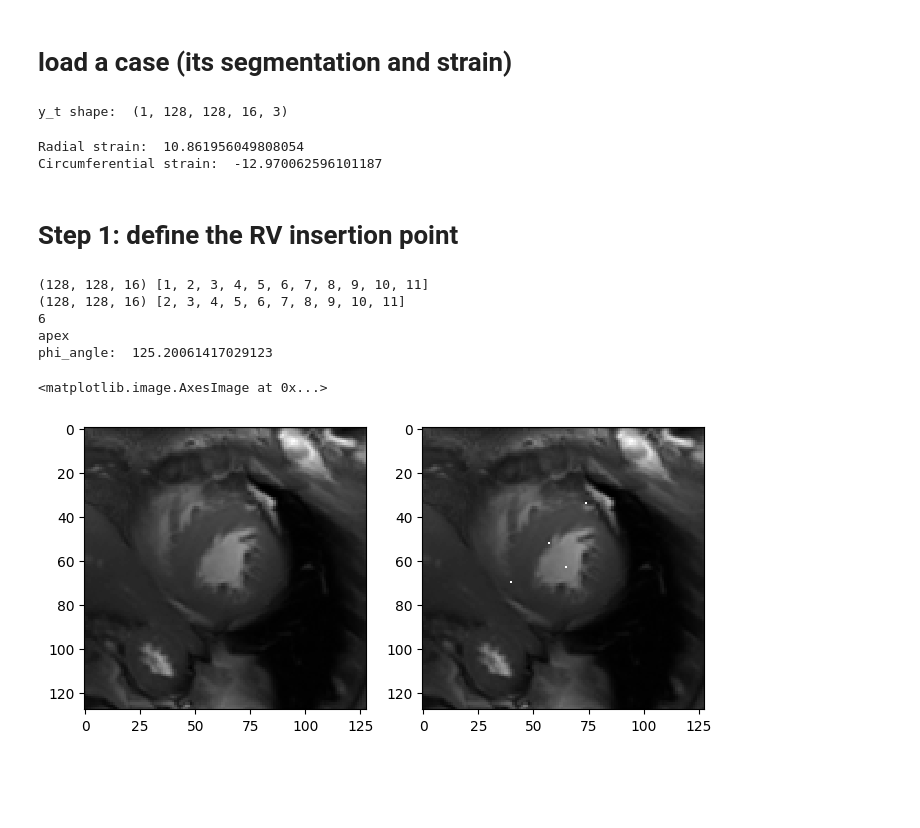
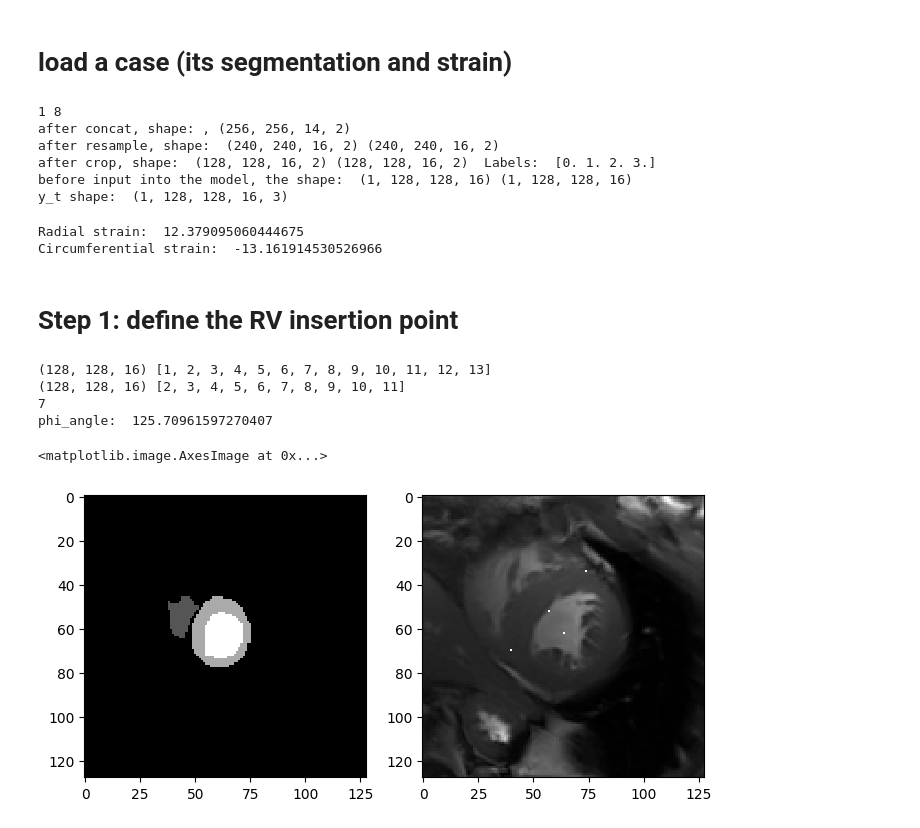
Before and after one commit to zhennongchen/DeepStrain, a Jupyter notebook: main_aha.ipynb, the cells around one changed output. Drawn from its saved outputs; the diff is of its cells as text; code cells hidden in the pictures; blank space fills up the shorter version.

Commit message:
separate strain into AHA

```diff
--- a/main_aha.ipynb
+++ b/main_aha.ipynb
@@ -26,7 +26,6 @@ data_path = '/mnt/mount_zc_NAS/HFpEF/data/HFpEF_data'
 # %% [markdown]
 # load a case (its segmentation and strain)
 # %%
-# load a case:
 patient_id = 'ID_0015'
 # first: get the ED and ES frame
 spreadsheet = pd.read_excel(os.path.join(data_path, 'Patient_list', 'Important_HFpEF_Patient_list_unique_patient_w_notes.xlsx' ))
@@ -34,6 +33,7 @@ patient_id_num = ff.ID_00XX_to_XX(patient_id)
 patient_row = spreadsheet.loc[spreadsheet['OurID'] == patient_id_num]
 ED = patient_row['ED'].values[0].astype(int)
 ES = patient_row['ES'].values[0].astype(int)
+print(ED,ES)
 
 # second: load img and seg
 patient_img_folder = os.path.join(data_path, 'nii_img', patient_id)
@@ -45,29 +45,43 @@ V_nifti_ES = nb.load(os.path.join(patient_img_folder, 'Org3D_frame' + str(ES) +
 M_nifti_ED = nb.load(os.path.join(patient_seg_folder, 'SAX_ED_seg.nii.gz'))
 M_nifti_ES = nb.load(os.path.join(patient_seg_folder, 'SAX_ES_seg.nii.gz'))
 
+M_nifti_ED_RV = nb.load(os.path.join(main_path,'results/trained/seg/' ,patient_id,'pred_seg_frame' + str(ED) + '.nii.gz'))
+M_nifti_ES_RV = nb.load(os.path.join(main_path,'results/trained/seg/' ,patient_id,'pred_seg_frame' + str(ES) + '.nii.gz'))
+
 # third: preprocess - change the label in segmentation: RV = 1, Myocardium = 2, LV = 3
 M_ED = np.round(M_nifti_ED.get_fdata()).astype(int)
+M_ED_RV = np.round(M_nifti_ED_RV.get_fdata()).astype(int)
 M_ED[M_ED==1] = 3
+M_ED[M_ED_RV==3] = 1
 M_nifti_ED = nb.Nifti1Image(M_ED, affine=M_nifti_ED.affine, header=M_nifti_ED.header)
 
 M_ES = np.round(M_nifti_ES.get_fdata()).astype(int)
+M_ES_RV = np.round(M_nifti_ES_RV.get_fdata()).astype(int)
 M_ES[M_ES==1] = 3
+M_ES[M_ES_RV==3] = 1
 M_nifti_ES = nb.Nifti1Image(M_ES, affine=M_nifti_ES.affine, header=M_nifti_ES.header)
 
 
-# fourth: prepare input and resample to 1.25mm x 1.25mm x 8mm
+# fourth: prepare input
 V_nifti = nb.funcs.concat_images((V_nifti_ED, V_nifti_ES))
 M_nifti = nb.funcs.concat_images((M_nifti_ED, M_nifti_ES))
+print('after concat, shape: ,', V_nifti.shape)
 
+# data was trained with:
+#  in-plane resolution of 1.25 mm x 1.25 mm
+#  number of slices = 16
+#  variable slice thickness since we specify number of slices
 V_nifti = resample_nifti(V_nifti, order=1, in_plane_resolution_mm=1.25, number_of_slices=16)
 M_nifti = resample_nifti(M_nifti, order=0, in_plane_resolution_mm=1.25, number_of_slices=16)
-
+print('after resample, shape: ', V_nifti.shape, M_nifti.shape)
 
 # calculate center of mass using the first frame as reference. This is needed for cropping to 128x128
 center = center_of_mass(M_nifti.get_fdata()[:,:,:,0]==2) # RV = 1, Myocardium = 2, LV = 3
 V = _roll2center_crop(x=V_nifti.get_fdata(), center=center)
 M = _roll2center_crop(x=M_nifti.get_fdata(), center=center)
+print('after crop, shape: ', V.shape, M.shape, ' Labels: ', np.unique(M))
 
+#
 V = ff.normalize_image(V)
 nx, ny, nz, nt = V.shape
 V_0 =  np.repeat(V[:,:,:,:1], nt-1, axis=-1)
@@ -75,18 +89,27 @@ V_t =  V[:,:,:,1:]
 
 V_0 = np.transpose(V_0, (3,0,1,2))
 V_t = np.transpose(V_t, (3,0,1,2))
+print('before input into the model, the shape: ', V_0.shape, V_t.shape)
 
 # fifth: predict motion vector
+# y_t = netME([V_0, V_t]).numpy()
 y_t = nb.load(os.path.join(main_path, 'models/fine_tune_carmen/ID_0015/mvf.nii.gz')).get_fdata()
 y_t = y_t[None,...]
 print('y_t shape: ', y_t.shape)
 
+# smooth the motion fields. Note that these motion fields can be used to warp points individually, or could be
+# used to deform an endocardial contour.
 y_t = gaussian_filter(y_t, sigma=(0,2,2,0,0))
 
 # last: calculate strain
 mask_end_diastole = M[..., 0]
 mask_end_systole = M[..., 1]
 # %% [output]
+1 8
+after concat, shape: , (256, 256, 14, 2)
+after resample, shape:  (240, 240, 16, 2) (240, 240, 16, 2)
+after crop, shape:  (128, 128, 16, 2) (128, 128, 16, 2)  Labels:  [0. 1. 2. 3.]
+before input into the model, the shape:  (1, 128, 128, 16) (1, 128, 128, 16)
 y_t shape:  (1, 128, 128, 16, 3)
 # %%
 # calculate strain
@@ -98,8 +121,8 @@ strain_es.calculate_strain(lv_label=2)
 print('Radial strain: ', 100*strain.Err[strain.mask_rot==2].mean())  # mask_rot means moves the whole mask (segmentation) to the center of myocardium
 print('Circumferential strain: ', 100*strain.Ecc[strain.mask_rot==2].mean())
 # %% [output]
-Radial strain:  10.861956049808054
-Circumferential strain:  -12.970062596101187
+Radial strain:  12.379095060444675
+Circumferential strain:  -13.161914530526966
 # %% [markdown]
 # Step 1: define the RV insertion point
 # %%
@@ -108,41 +131,40 @@ V_ed = V[:,:,:,0]
 # define mid slice
 # find the nonzero slices in the strain.mask
 slice_nonzero_ed = [i for i in range(strain.mask.shape[2]) if np.sum(strain.mask[:,:,i])>0]
 slice_nonzero_es = [i for i in range(strain_es.mask.shape[2]) if np.sum(strain_es.mask[:,:,i])>0]
 # middle_slice
 mid_slice = slice_nonzero_ed[len(slice_nonzero_ed)//2]
 print(strain.mask.shape, slice_nonzero_ed)
 print(strain_es.mask.shape, slice_nonzero_es)
 print(mid_slice)
 
 # find out it starts from apex or base
-start_slice = strain.mask[:,:,slice_nonzero_ed[0]]; start_slice[start_slice >0] = 1
-end_slice = strain.mask[:,:,slice_nonzero_ed[-1]]; end_slice[end_slice >0] = 1
+start_slice = np.copy(strain.mask[:,:,slice_nonzero_ed[1]]); start_slice[start_slice >0] = 1
+end_slice = np.copy(strain.mask[:,:,slice_nonzero_ed[-1 - 2]]); end_slice[end_slice >0] = 1
 if np.sum(start_slice) < np.sum(end_slice):
-    start = 'apex'
+    start_slice_name = 'apex'
 else:
-    start = 'base'
-print(start)
+    start_slice_name = 'base'
+
 
 # define the RV insertion point
 plt.figure(figsize=(8,4))
-plt.subplot(121); plt.imshow(V_ed[:,:,mid_slice], cmap='gray')
+plt.subplot(121); plt.imshow(strain.mask[:,:,2], cmap='gray')
 # from the figure, we define the RV insertion points
 ii = np.copy(V_ed[:,:,mid_slice])
 insertion_p1 = [34,74]
 insertion_p2 = [70,40]
 ii[insertion_p1[0], insertion_p1[1]] = np.max(ii); ii[insertion_p2[0], insertion_p2[1]] = np.max(ii)
 
 # get the rotation angle ready
 phi_angle   , cx_lv, cy_lv, cx_rv, cy_rv  = myocardial_strain_zc._get_lv2rv_angle_using_insertion_points(strain.mask, insertion_p1, insertion_p2)
 print('phi_angle: ', phi_angle)
 ii[int(cx_lv), int(cy_lv)] = np.max(ii); ii[int(cx_rv), int(cy_rv)] = np.max(ii)
 plt.subplot(122); plt.imshow(ii, cmap='gray')
 # %% [output]
-(128, 128, 16) [1, 2, 3, 4, 5, 6, 7, 8, 9, 10, 11]
+(128, 128, 16) [1, 2, 3, 4, 5, 6, 7, 8, 9, 10, 11, 12, 13]
 (128, 128, 16) [2, 3, 4, 5, 6, 7, 8, 9, 10, 11]
-6
-apex
-phi_angle:  125.20061417029123
+7
+phi_angle:  125.70961597270407
 <matplotlib.image.AxesImage at 0x...>
-[figure, old version]
+[figure, new version]
```
Also changed, not shown: parts of 9 cells of this notebook, 2 other files.
